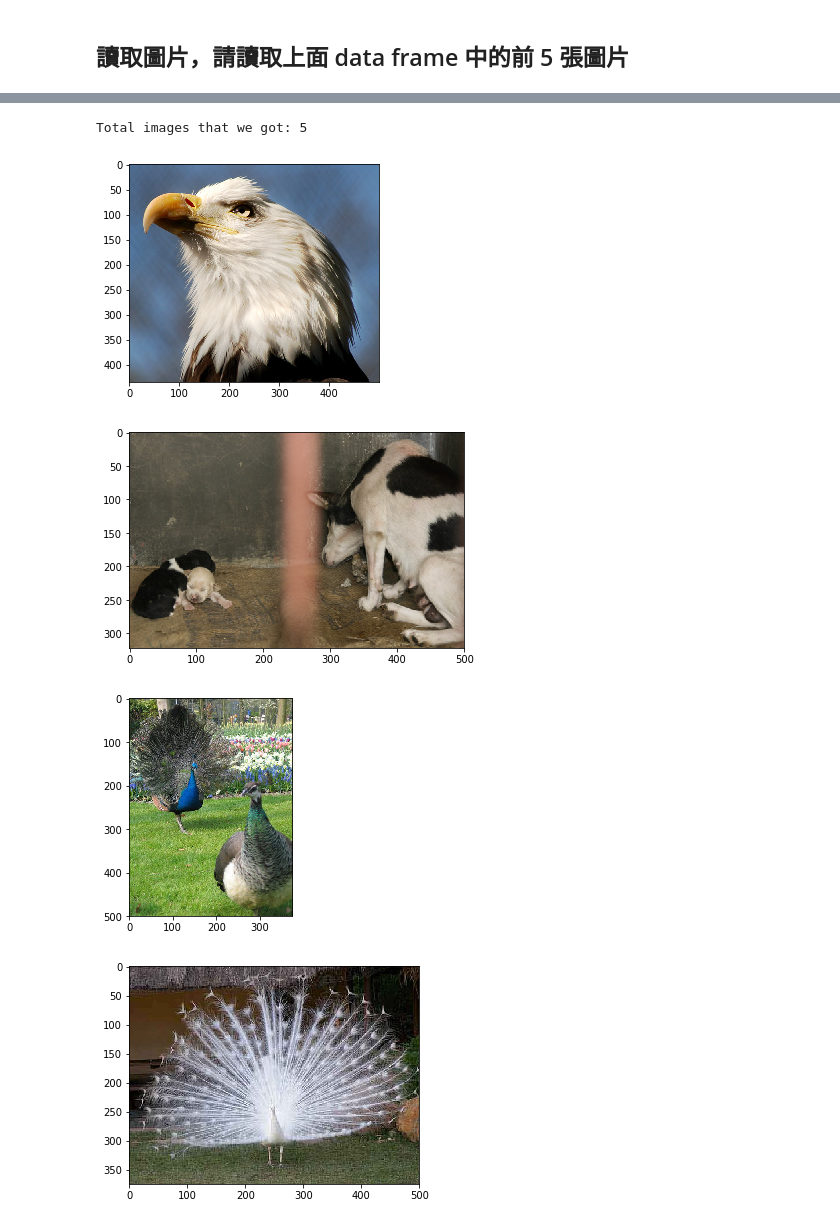
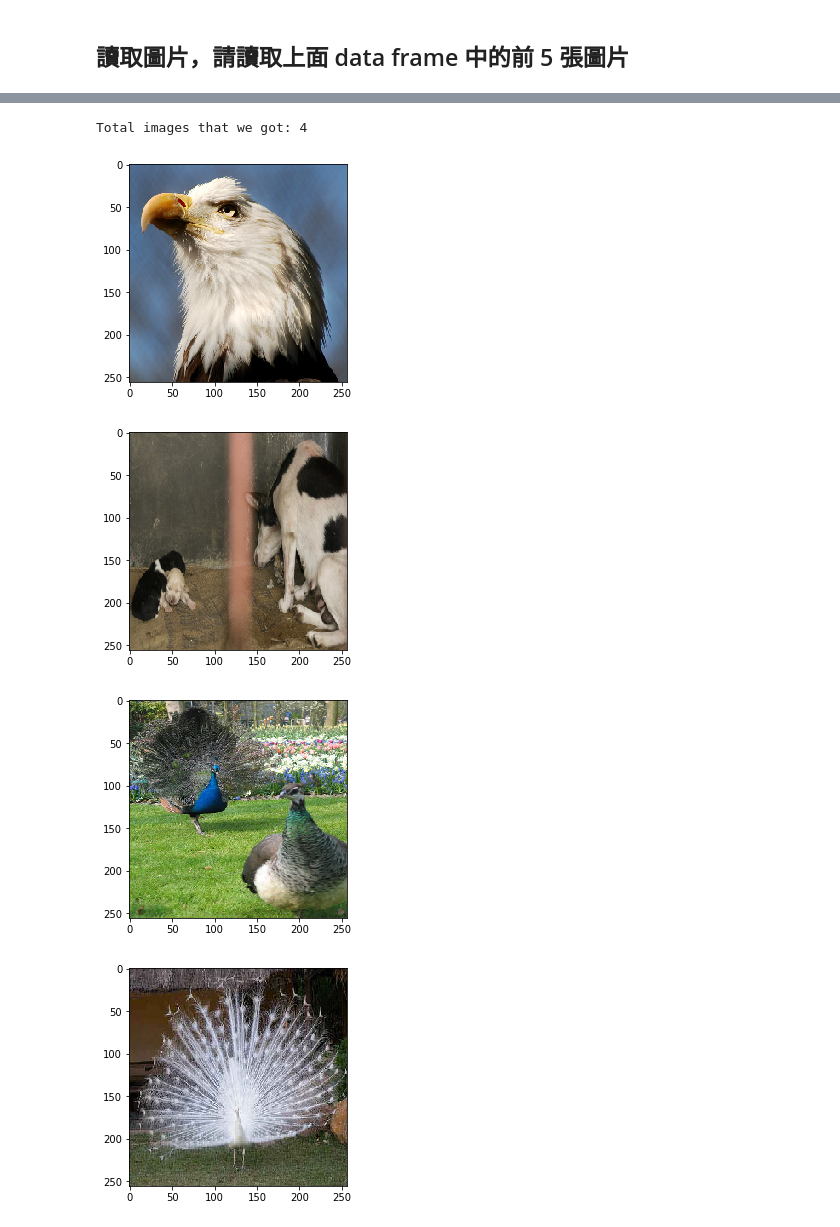
Before and after one commit to a356027/4th-ML100Days, a Jupyter notebook: homework/Day_005-2_HW.ipynb, the cells around one changed output, grey strips where cells are left out. Cells and saved outputs as stored; diff of their text form; code cells hidden in the pictures.

```diff
--- a/homework/Day_005-2_HW.ipynb
+++ b/homework/Day_005-2_HW.ipynb
@@ -97,20 +97,22 @@ def img2arr_fromURLs(url_list, resize = False):
         response = requests.get(i)
         try:
             img = Image.open(BytesIO(response.content))
+            if resize:
+                img = img.resize((256,256))
             img_list.append(img)
         except:
             pass
     return img_list
 # %%
-result = img2arr_fromURLs(df[0:10][1].values)
+result = img2arr_fromURLs(df[0:5][1].values, resize=True)
 print("Total images that we got: %i " % len(result)) # 如果不等於 5, 代表有些連結失效囉
 
 for im_get in result:
     plt.imshow(im_get)
     plt.show()
 # %% [output]
-Total images that we got: 5
+Total images that we got: 4
-[figure, old version]
+[figure, new version]
-[figure, old version]
+[figure, new version]
-[figure, old version]
+[figure, new version]
-[figure, old version]
+[figure, new version]
```
Also changed, not shown: parts of 2 cells of this notebook.
